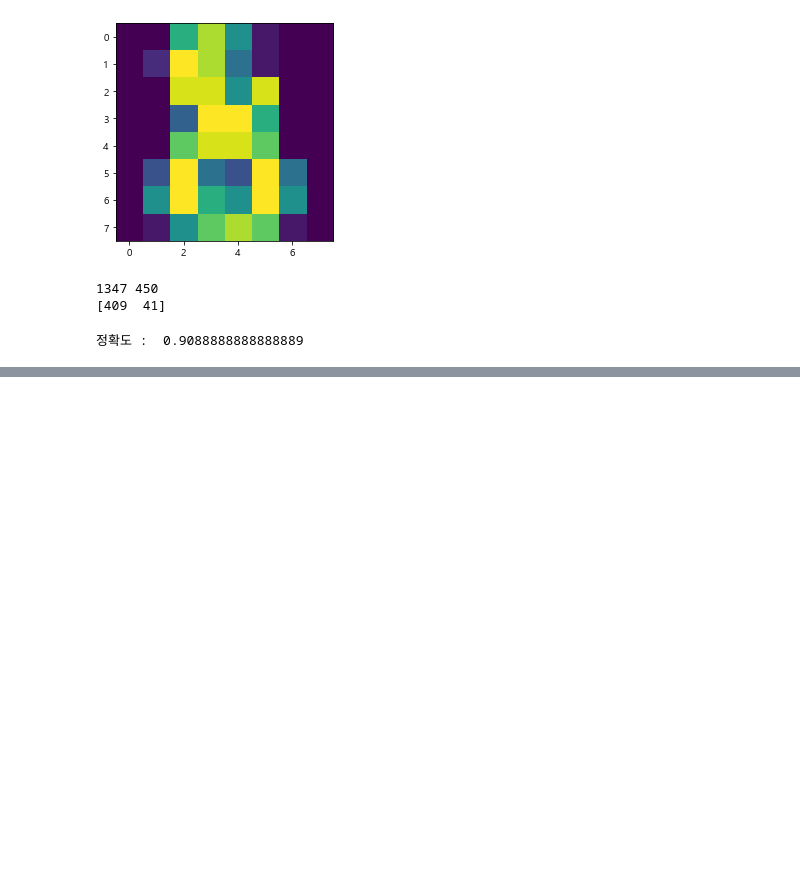
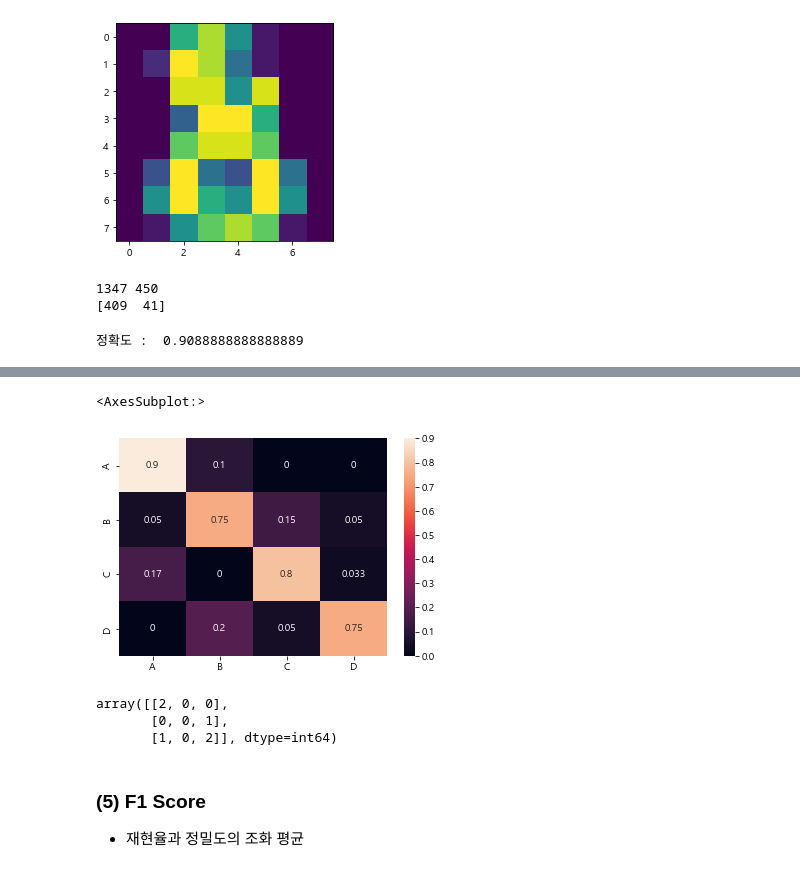
Before and after one commit to NikeLee/pythonwork, a Jupyter notebook: ai/2_선형 회귀모델과 로지스틱 회귀모델.ipynb, the cells around one changed output, grey strips where cells are left out. Drawn from its saved outputs; the diff is of its cells as text; code cells hidden in the pictures; blank space fills up the shorter version.

```diff
--- a/ai/2_선형 회귀모델과 로지스틱 회귀모델.ipynb
+++ b/ai/2_선형 회귀모델과 로지스틱 회귀모델.ipynb
@@ -790,0 +965,21 @@ print("정확도 : ", accuracy_score(y_test, pred))
+# %%
+df = pd.DataFrame(data, index=[i for i in "ABCD"], columns=[i for i in "ABCD"])
+df
+
+sns.heatmap(df, annot=True)
+# %% [output]
+<AxesSubplot:>
+[figure, added]
+# %%
+y_true = [2, 0, 2, 2, 0, 1]
+y_pred = [0, 0, 2, 2, 0, 2]
+
+confusion_matrix(y_true, y_pred)
+# %% [output]
+array([[2, 0, 0],
+       [0, 0, 1],
+       [1, 0, 2]], dtype=int64)
+# %% [markdown]
+### (5) F1 Score
+
++ 재현율과 정밀도의 조화 평균
```
Also changed, not shown: parts of 50 cells of this notebook, 1 other file.
